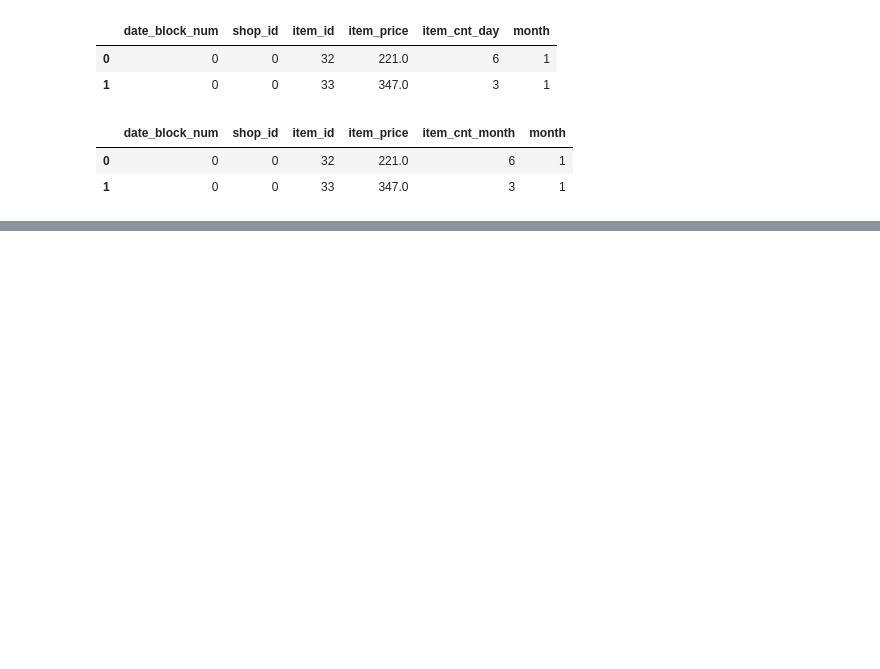
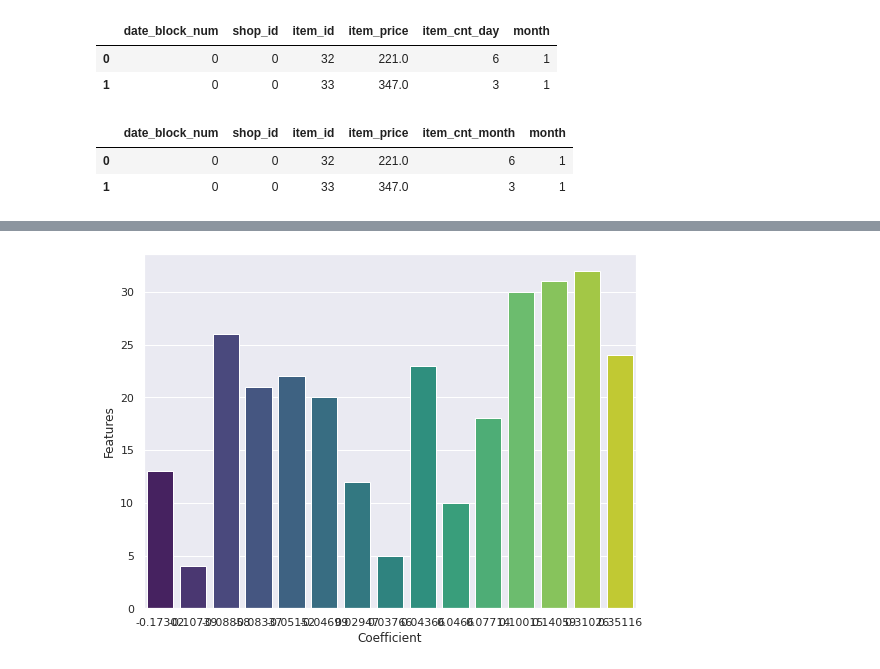
Before and after one commit to chaitsugale/Predict_Future_Sale, a Jupyter notebook: predict-future-sales-2022.ipynb, the cells around one changed output, grey strips where cells are left out. Drawn from its saved outputs; the diff is of its cells as text; code cells hidden in the pictures; blank space fills up the shorter version.

```diff
--- a/predict-future-sales-2022.ipynb
+++ b/predict-future-sales-2022.ipynb
@@ -627,0 +1083,9 @@ sales_dataset.head(2)
+# %%
+X_train_ridge = X_train[sales_data_ridge.Features]
+
+lm = LinearRegression()
+lm.fit(X_train_ridge, y_train)
+
+# running RFE
+rfe = RFE(lm, 15)
+rfe = rfe.fit(X_train_ridge, y_train)
@@ -627,0 +1125,26 @@ sales_dataset.head(2)
+# %%
+# Doing a RFE to minimise the features to 15
+X_train_ridge = X_train[sales_data_ridge.Features]
+
+lm = LinearRegression()
+lm.fit(X_train_ridge, y_train)
+
+# running RFE
+rfe = RFE(lm, 15)
+rfe = rfe.fit(X_train_ridge, y_train)
+# %%
+# Creatinf function to gety coefficient value
+
+def ridge_find_coefficient(x):
+    return ridge_coeff_dict[x]
+
+# Assign top 15 features to a temp dataframe for further display in the bar plot
+
+sales_data_ridge = pd.DataFrame(list(zip( X_train_ridge.columns, rfe.support_, rfe.ranking_)), columns=['Features', 'rfe_support', 'rfe_ranking'])
+sales_data_ridge = sales_data_ridge.loc[sales_data_ridge['rfe_support'] == True]
+sales_data_ridge.reset_index(drop=True, inplace=True)
+
+sales_data_ridge['Coefficient'] = sales_data_ridge['Features'].apply(ridge_find_coefficient)
+sales_data_ridge = sales_data_ridge.sort_values(by=['Coefficient'], ascending=False)
+sales_data_ridge = sales_data_ridge.head(15)
+sales_data_ridge
@@ -627,0 +1168,10 @@ sales_dataset.head(2)
+# %%
+plt.figure(figsize = (30,30))
+
+plt.subplot(4,3,1)
+
+sns.barplot(x='Coefficient' , y = 'Features' , palette='viridis',data = sales_data_ridge)
+
+plt.show()
+# %% [output]
+[figure, added]
```
Also changed, not shown: parts of 62 cells of this notebook.
